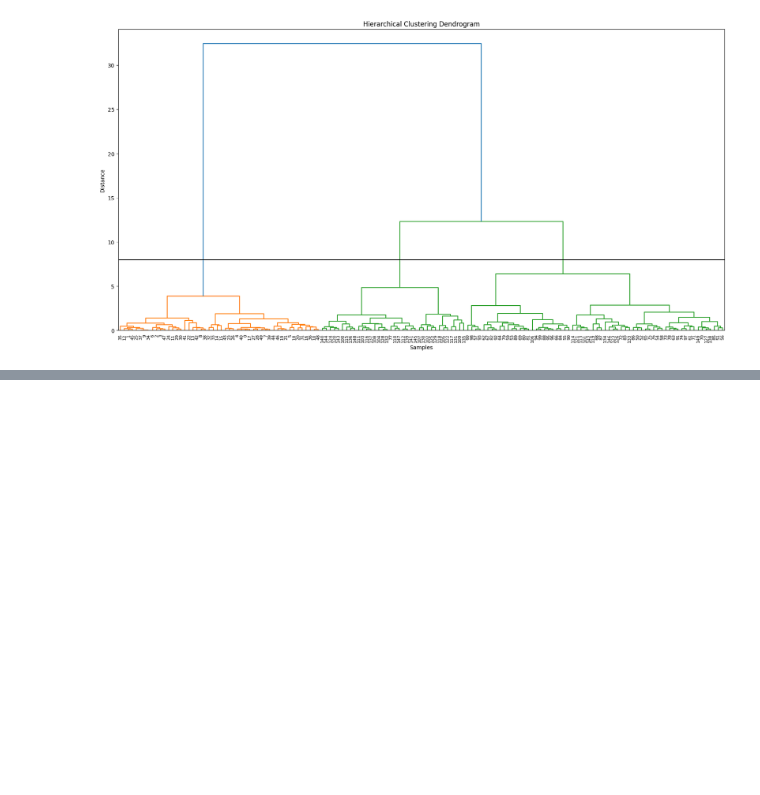
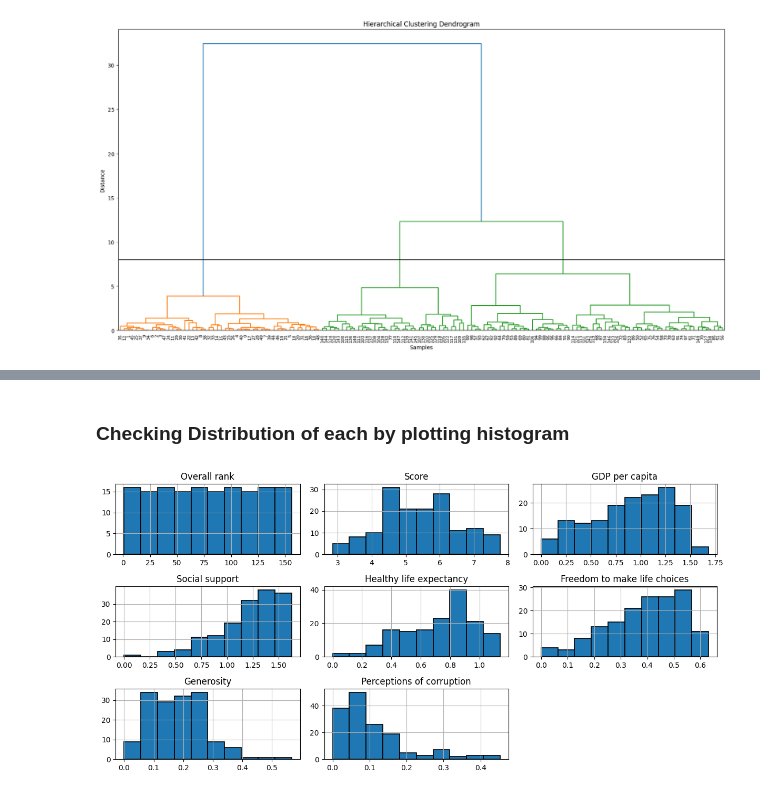
Before and after one commit to sudipnext/nextonDataMining, a Jupyter notebook: LAB4-Clustering/lab4.ipynb, the cells around one changed output, grey strips where cells are left out. Drawn from its saved outputs; the diff is of its cells as text; code cells hidden in the pictures; blank space fills up the shorter version.

```diff
--- a/LAB4-Clustering/lab4.ipynb
+++ b/LAB4-Clustering/lab4.ipynb
@@ -227,0 +286,11 @@ plt.show()
+# %% [markdown]
+### Checking Distribution of each by plotting histogram
+# %%
+#we need to plot histograms for all the columns
+df.hist(edgecolor='black', linewidth=1.2)
+fig = plt.gcf()
+fig.set_size_inches(12,6)
+plt.tight_layout()
+plt.show()
+# %% [output]
+[figure, added]
```
Also changed, not shown: parts of 28 cells of this notebook.
